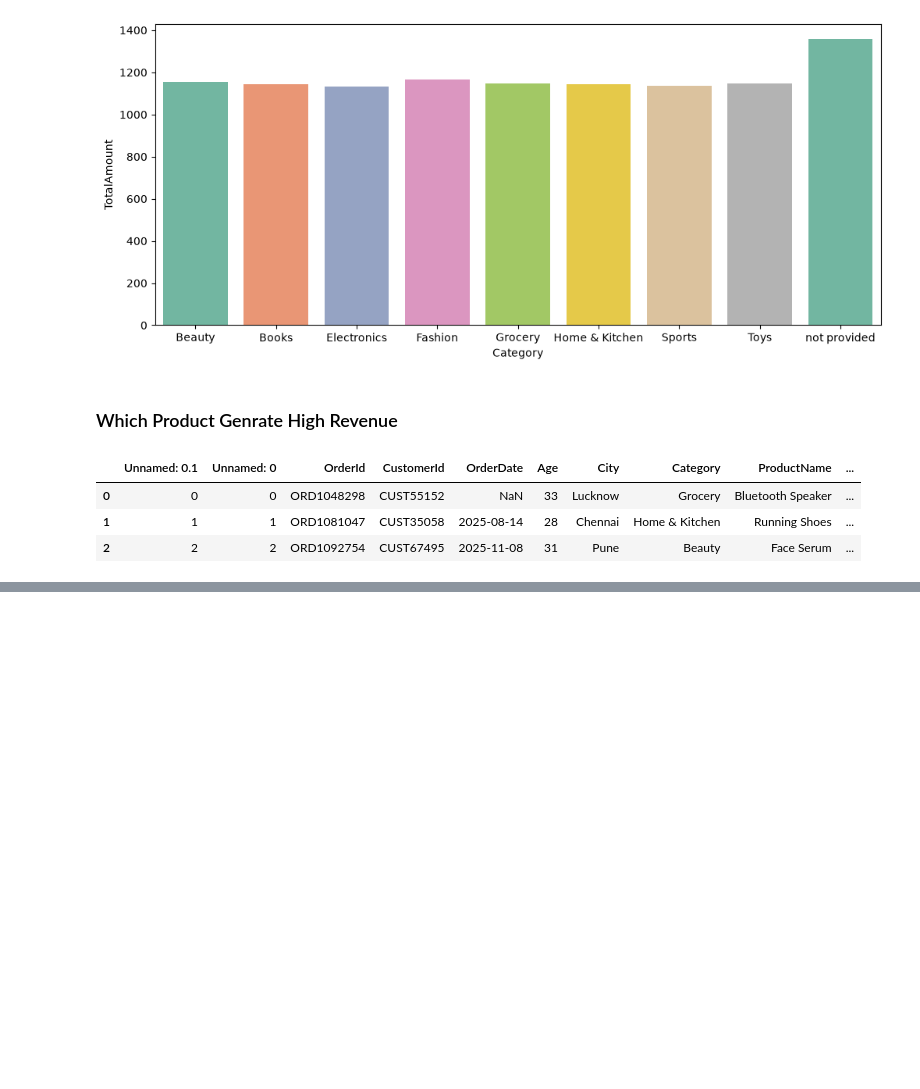
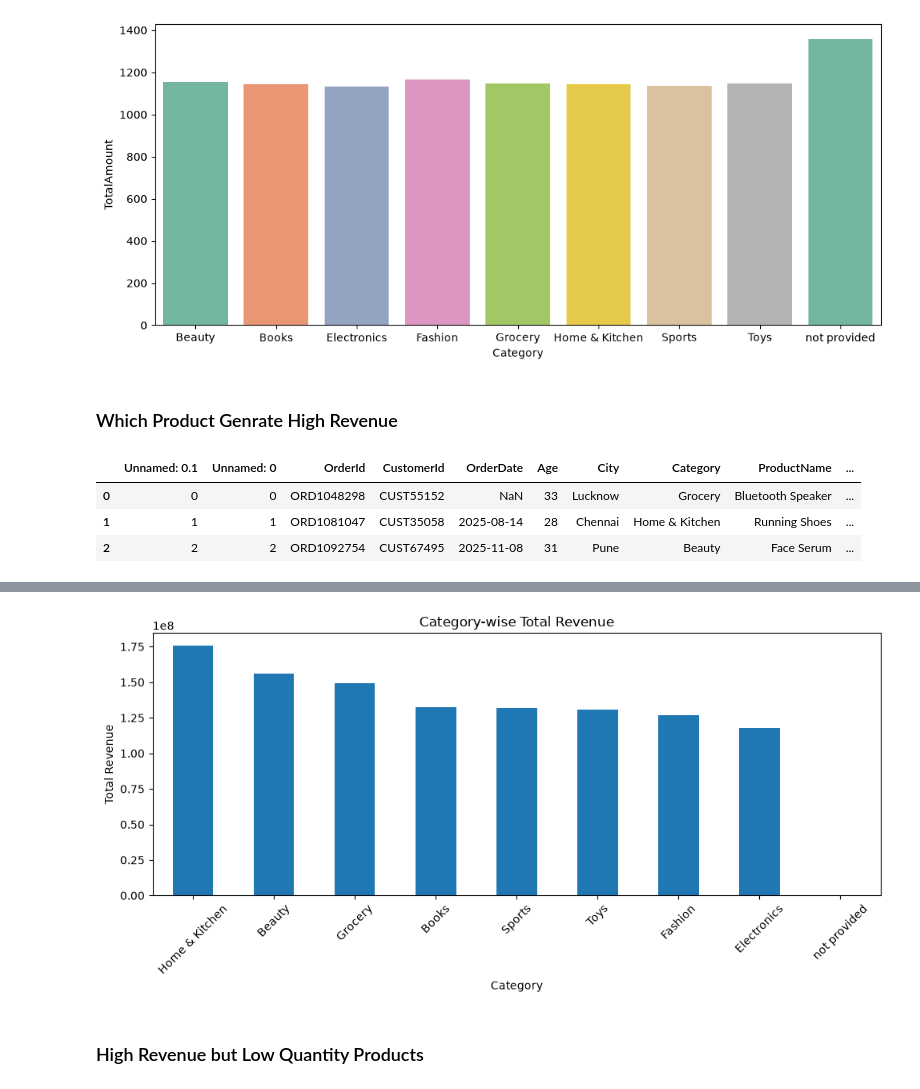
Before and after one commit to MDSalman22415/E-Commerce-Customer-Purchase-Prediction-Production-ML-Pipeline, a Jupyter notebook: notebooks/EDA_Insight.ipynb, the cells around one changed output, grey strips where cells are left out. Cells and saved outputs as stored; diff of their text form; code cells hidden in the pictures; blank space fills up the shorter version.

```diff
--- a/notebooks/EDA_Insight.ipynb
+++ b/notebooks/EDA_Insight.ipynb
@@ -40,0 +72,21 @@ df.head(3)
+# %%
+
+
+category_revenue = (
+    df.groupby("Category")["TotalAmount"]
+      .sum()
+      .sort_values(ascending=False)
+)
+
+plt.figure(figsize=(10, 5))
+category_revenue.plot(kind="bar")
+plt.title("Category-wise Total Revenue")
+plt.xlabel("Category")
+plt.ylabel("Total Revenue")
+plt.xticks(rotation=45)
+plt.tight_layout()
+plt.show()
+# %% [output]
+[figure, added]
+# %% [markdown]
+### High Revenue but Low Quantity Products
```
Also changed, not shown: parts of 32 cells of this notebook, 18 other files.
